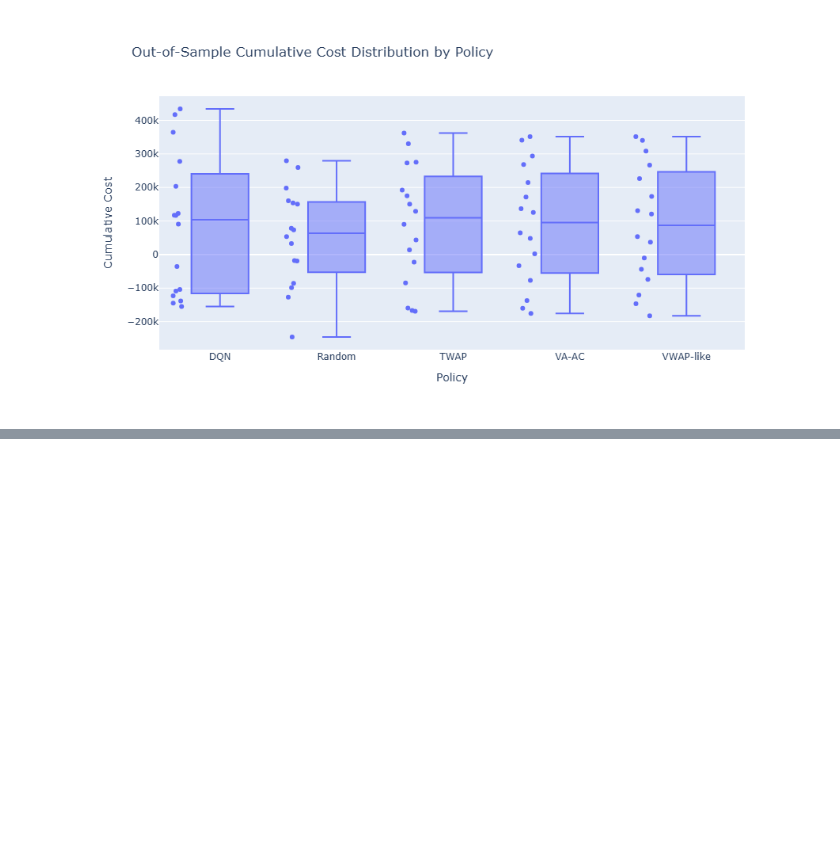
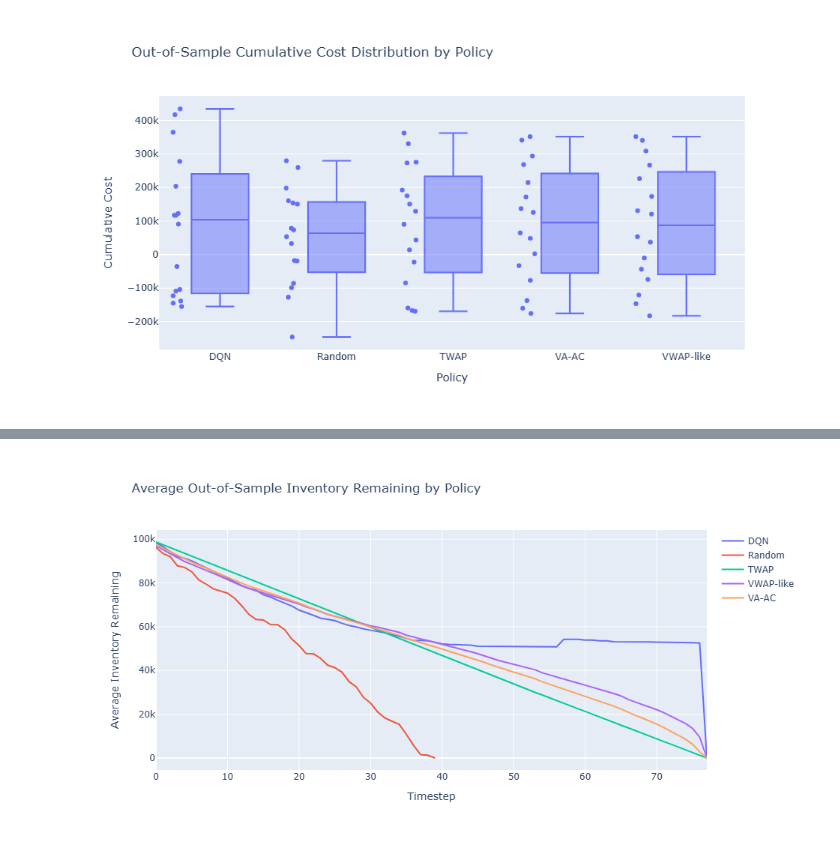
Before and after one commit to ADRIANVM117/data-science-portfolio, a Jupyter notebook: Optimal_execution_under_market_impact/notebooks/06_out_of_sample_generalization_and_robustness_analysis.ipynb, the cells around one changed output, grey strips where cells are left out. Saved outputs shown, nothing was run; the diff lists cells and outputs as text; code cells hidden in the pictures; blank space fills up the shorter version.

Commit message:
add plots and insights from research

```diff
--- a/Optimal_execution_under_market_impact/notebooks/06_out_of_sample_generalization_and_robustness_analysis.ipynb
+++ b/Optimal_execution_under_market_impact/notebooks/06_out_of_sample_generalization_and_robustness_analysis.ipynb
@@ -755,33 +757,37 @@ display(Image(filename="../results/plots/06_Out_of_Sample_Cumulative_Cost_Distri
 fig = go.Figure()
 
 for policy in df_all_oos["policy"].unique():
     df_policy = df_all_oos[df_all_oos["policy"] == policy]
 
     avg_inventory = (
         df_policy
         .groupby("t")["inventory_remaining"]
         .mean()
         .reset_index()
     )
 
     fig.add_trace(
         go.Scatter(
             x=avg_inventory["t"],
             y=avg_inventory["inventory_remaining"],
             mode="lines",
             name=policy
         )
     )
 
 fig.update_layout(
     title="Average Out-of-Sample Inventory Remaining by Policy",
     xaxis_title="Timestep",
     yaxis_title="Average Inventory Remaining",
     height=500,
     width=950
 )
 
 fig.show()
+fig.write_image("../results/plots/06_sverage_inventory_remaining.png")
+display(Image(filename="../results/plots/06_sverage_inventory_remaining.png"))
+# %% [output]
+[figure, added]
 # %%
 # 3. OOS Participation Dynamics by Policy
 
```
Also changed, not shown: parts of 3 cells of this notebook, 3 other files.
